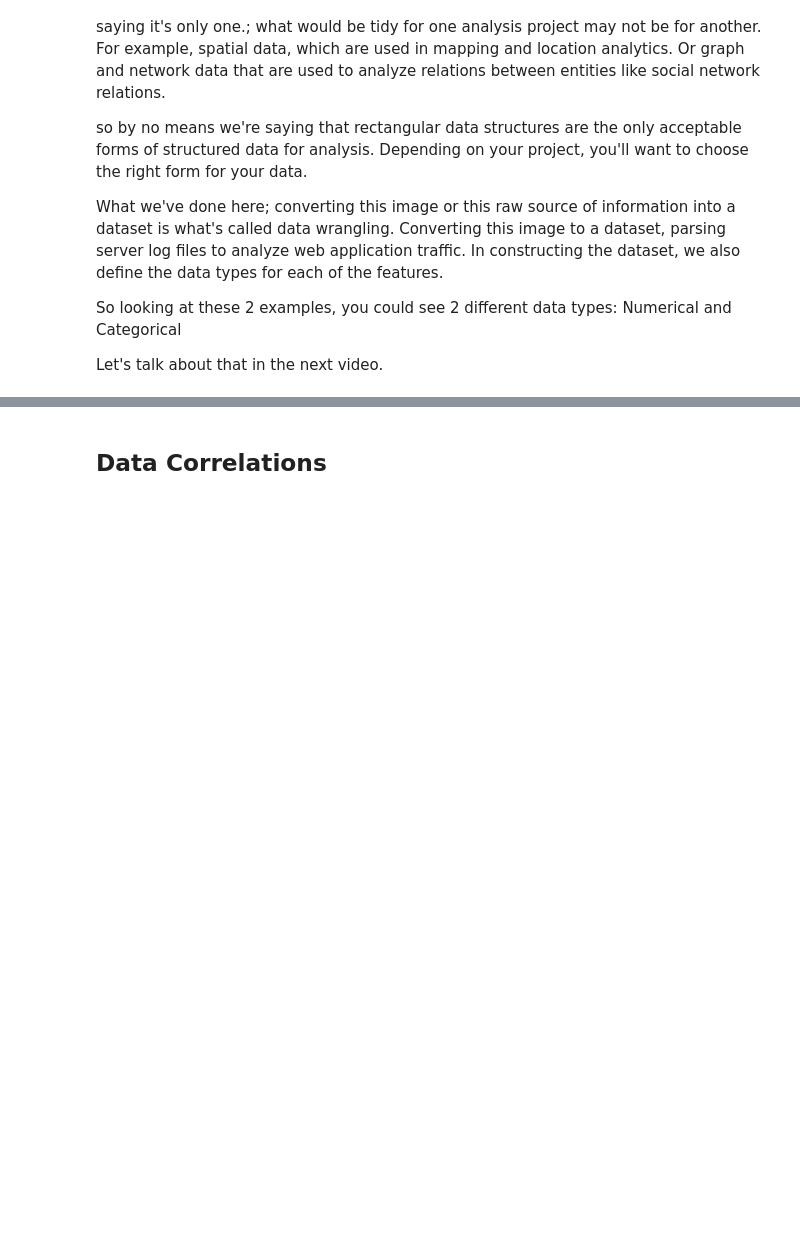
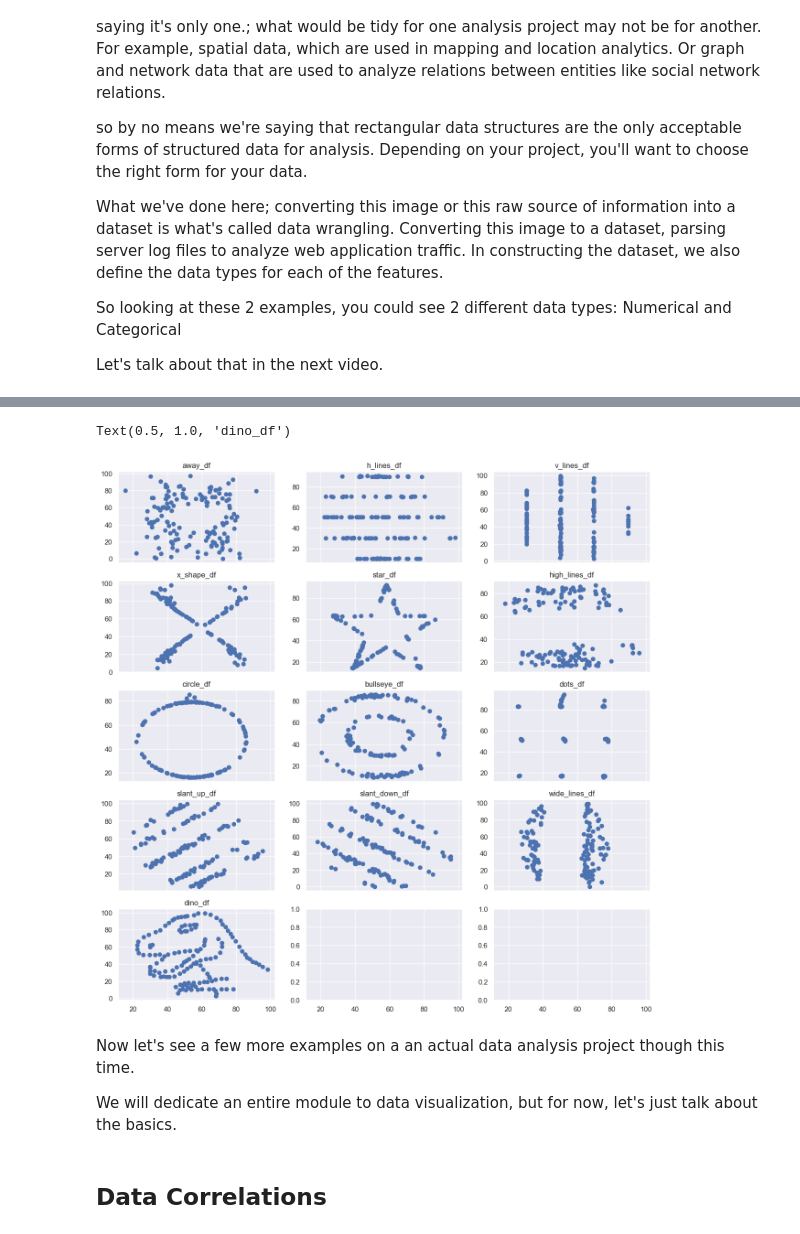
Before and after one commit to IT4063C/IT4063C.github.io, a Jupyter notebook: content/course-notes/6.eda/index.ipynb, the cells around one changed output, grey strips where cells are left out. Saved outputs shown, nothing was run; the diff lists cells and outputs as text; code cells hidden in the pictures; blank space fills up the shorter version.

```diff
--- a/content/course-notes/6.eda/index.ipynb
+++ b/content/course-notes/6.eda/index.ipynb
@@ -149,0 +354,5 @@ is
+# %%
+import pandas as pd
+
+datasaurus = pd.read_table("./data/datasaurus.tsv")
+datasaurus.head(5)
@@ -149,0 +366,15 @@ is
+# %%
+# Split the data into multiple dataframes
+dino_df = datasaurus[datasaurus["dataset"] == "dino"]
+away_df = datasaurus[datasaurus["dataset"] == "away"]
+h_lines_df = datasaurus[datasaurus["dataset"] == "h_lines"]
+v_lines_df = datasaurus[datasaurus["dataset"] == "v_lines"]
+x_shape_df = datasaurus[datasaurus["dataset"] == "x_shape"]
+star_df = datasaurus[datasaurus["dataset"] == "star"]
+high_lines_df = datasaurus[datasaurus["dataset"] == "high_lines"]
+circle_df = datasaurus[datasaurus["dataset"] == "circle"]
+bullseye_df = datasaurus[datasaurus["dataset"] == "bullseye"]
+dots_df = datasaurus[datasaurus["dataset"] == "dots"]
+slant_up_df = datasaurus[datasaurus["dataset"] == "slant_up"]
+slant_down_df = datasaurus[datasaurus["dataset"] == "slant_down"]
+wide_lines_df = datasaurus[datasaurus["dataset"] == "wide_lines"]
@@ -150,3 +408,62 @@ is
+# %%
+%matplotlib inline
+import matplotlib.pyplot as plt
+import seaborn as sns
+sns.set()
+
+fig, (
+  (ax1,ax2,ax3),
+  (ax4,ax5,ax6),
+  (ax7,ax8,ax9),
+  (ax10,ax11,ax12),
+  (ax13,ax14,ax15)
+) = plt.subplots(5,3, figsize=(15, 15), sharex=True)
+
+ax1.scatter(away_df["x"], away_df["y"])
+ax1.set_title("away_df")
+
+ax2.scatter(h_lines_df["x"], h_lines_df["y"])
+ax2.set_title("h_lines_df")
+
+ax3.scatter(v_lines_df["x"], v_lines_df["y"])
+ax3.set_title("v_lines_df")
+
+ax4.scatter(x_shape_df["x"], x_shape_df["y"])
+ax4.set_title("x_shape_df")
+
+ax5.scatter(star_df["x"], star_df["y"])
+ax5.set_title("star_df")
+
+ax6.scatter(high_lines_df["x"], high_lines_df["y"])
+ax6.set_title("high_lines_df")
+
+ax7.scatter(circle_df["x"], circle_df["y"])
+ax7.set_title("circle_df")
+
+ax8.scatter(bullseye_df["x"], bullseye_df["y"])
+ax8.set_title("bullseye_df")
+
+ax9.scatter(dots_df["x"], dots_df["y"])
+ax9.set_title("dots_df")
+
+ax10.scatter(slant_up_df["x"], slant_up_df["y"])
+ax10.set_title("slant_up_df")
+
+ax11.scatter(slant_down_df["x"], slant_down_df["y"])
+ax11.set_title("slant_down_df")
+
+ax12.scatter(wide_lines_df["x"], wide_lines_df["y"])
+ax12.set_title("wide_lines_df")
+
+ax13.scatter(dino_df["x"], dino_df["y"])
+ax13.set_title("dino_df")
+# %% [output]
+Text(0.5, 1.0, 'dino_df')
+[figure, added]
+# %% [markdown]
+Now let's see a few more examples on a an actual data analysis project though this time.
+
+We will dedicate an entire module to data visualization, but for now, let's just talk about the basics.
 # %% [markdown]
 ## Data Correlations
 # %% [markdown]
```
Also changed, not shown: parts of 31 cells of this notebook, 6 other files.
